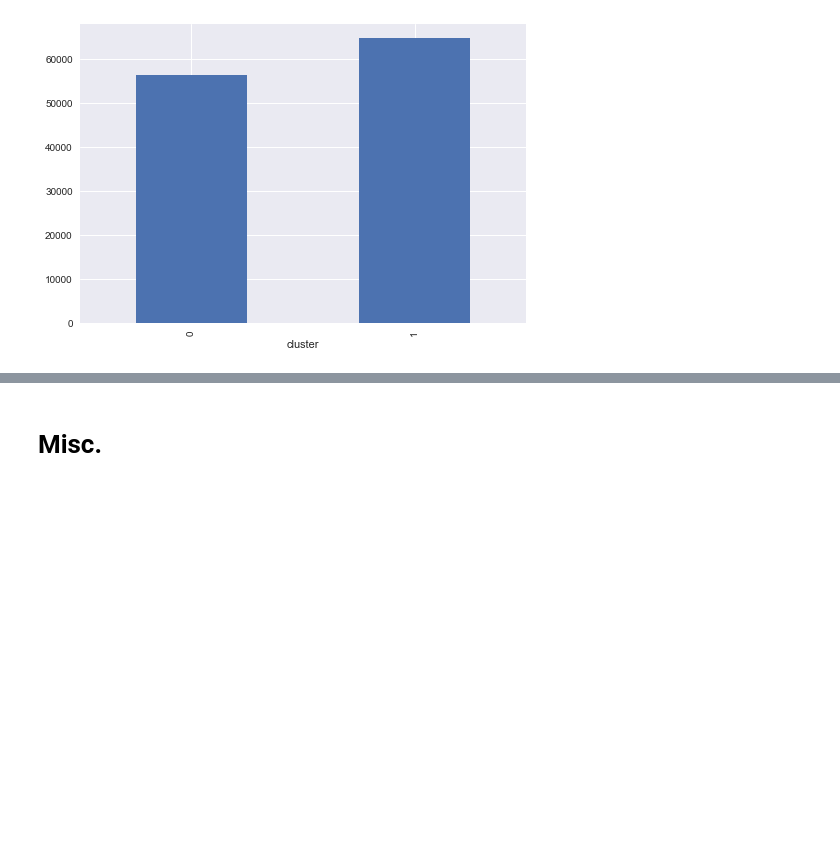
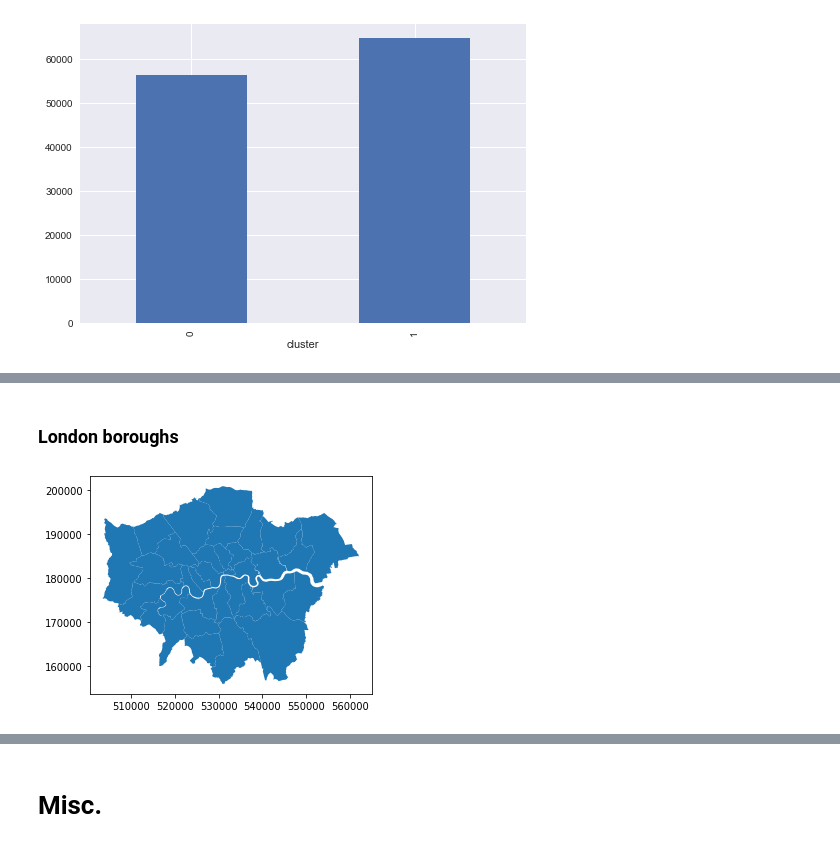
Before and after one commit to fabiangunzinger/london_cycling, a Jupyter notebook: london_cycling.ipynb, the cells around one changed output, grey strips where cells are left out. Saved outputs shown, nothing was run; the diff lists cells and outputs as text; code cells hidden in the pictures; blank space fills up the shorter version.

```diff
--- a/london_cycling.ipynb
+++ b/london_cycling.ipynb
@@ -223,0 +267,12 @@ daily.groupby('cluster').mean().plot(kind='bar', legend=None);
+# %% [markdown]
+### London boroughs
+# %%
+fp = 'data/geo_data/gis_boundaries_london/ESRI/London_Borough_Excluding_MHW.shp'
+dfmap = (
+    gpd.read_file(fp)
+    .clean_names()
+    .keep_columns(['name', 'geometry'])
+)
+dfmap.plot();
+# %% [output]
+[figure, added]
```
Also changed, not shown: parts of 17 cells of this notebook, 1 other file.
